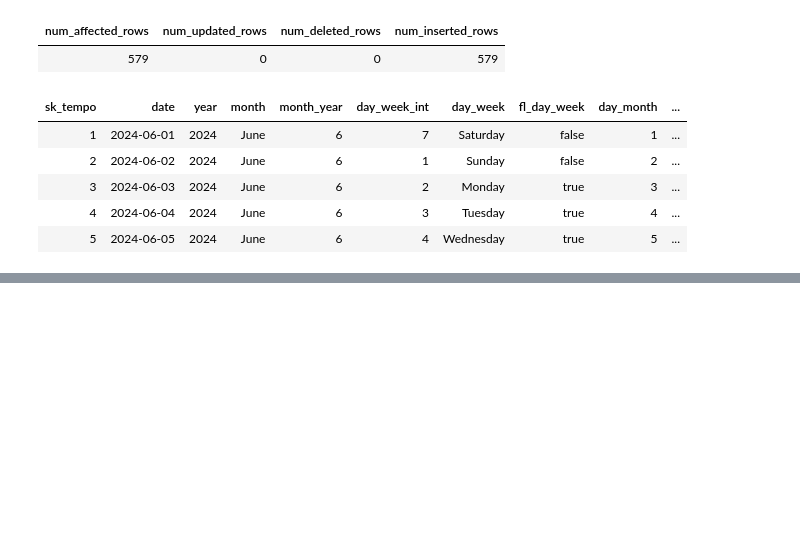
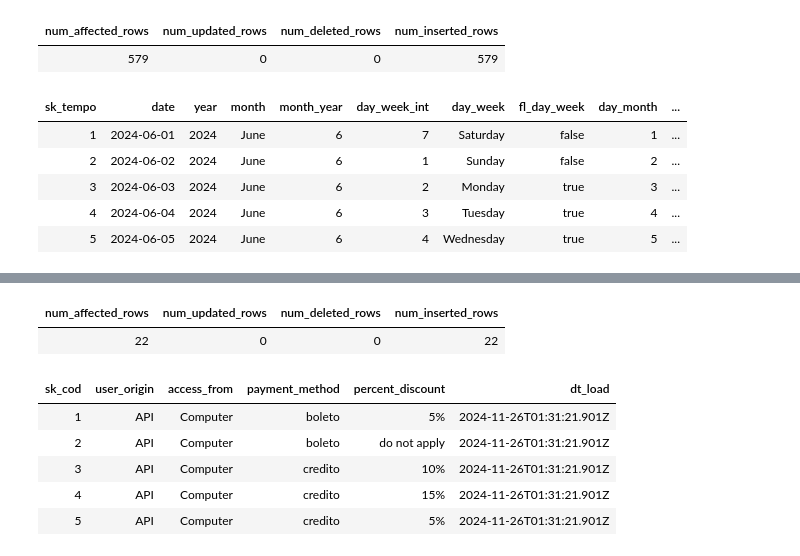
Before and after one commit to jmcabreira/DataPipeline-DataBricks, a Jupyter notebook: Load_Gold_Zone.ipynb, the cells around one changed output, grey strips where cells are left out. Cells and saved outputs as stored; diff of their text form; code cells hidden in the pictures; blank space fills up the shorter version.

```diff
--- a/Load_Gold_Zone.ipynb
+++ b/Load_Gold_Zone.ipynb
@@ -210,0 +253,36 @@ spark.sql("SELECT * FROM gold.dim_calendar LIMIT 5").display()
+# %%
+spark.sql("""
+    MERGE INTO gold.dim_cod as dest
+    using vw_dim_cod as orig
+    on dest.user_origin = orig.user_origin
+        and dest.payment_method = orig.payment_method
+        and dest.access_from = orig.local_access
+        and dest.percent_discount = orig.percent_discount
+
+    when not matched
+        then INSERT (
+            user_origin,
+            access_from,
+            payment_method,
+            percent_discount,
+           dt_load
+        )
+        values(
+            user_origin,
+            local_access,
+            payment_method,
+            percent_discount,
+           getdate()
+        )
+""").display()
+
+spark.sql("SELECT * FROM gold.dim_cod LIMIT 5").display()
+# %% [output]
+| num_affected_rows | num_updated_rows | num_deleted_rows | num_inserted_rows |
+| 22 | 0 | 0 | 22 |
+| sk_cod | user_origin | access_from | payment_method | percent_discount | dt_load |
+| 1 | API | Computer | boleto | 5% | 2024-11-26T01:31:21.901Z |
+| 2 | API | Computer | boleto | do not apply | 2024-11-26T01:31:21.901Z |
+| 3 | API | Computer | credito | 10% | 2024-11-26T01:31:21.901Z |
+| 4 | API | Computer | credito | 15% | 2024-11-26T01:31:21.901Z |
+| 5 | API | Computer | credito | 5% | 2024-11-26T01:31:21.901Z |
```
Also changed, not shown: parts of 8 cells of this notebook.
